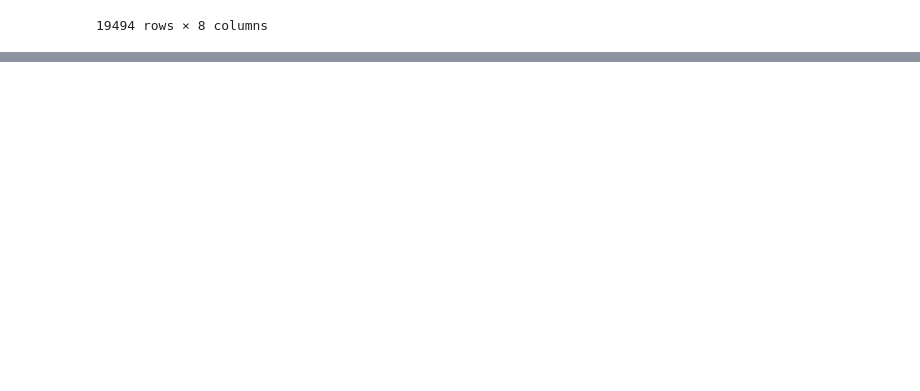
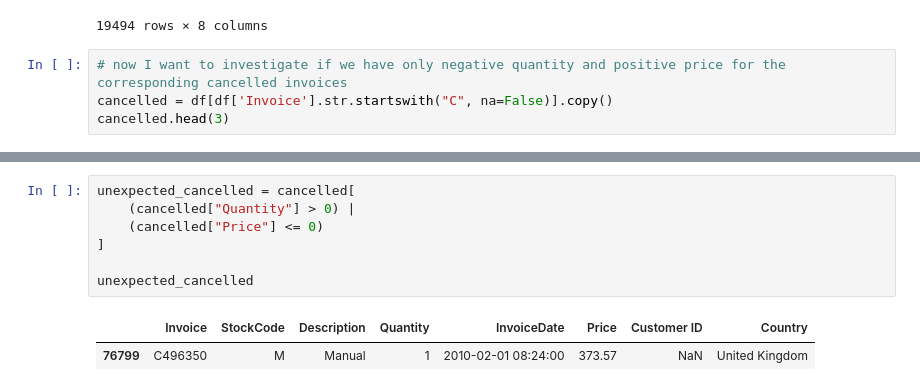
Before and after one commit to Adkhamjon66/Retail-BI-Project, a Jupyter notebook: python/scripts/01_data_loading.ipynb, the cells around one changed output, grey strips where cells are left out. Drawn from its saved outputs; the diff is of its cells as text; blank space fills up the shorter version.

```diff
--- a/python/scripts/01_data_loading.ipynb
+++ b/python/scripts/01_data_loading.ipynb
@@ -145,3 +145,7 @@ df[df['Invoice'].str.contains("C")==True]
 | 541716 | C581569 | 84978 | HANGING HEART JAR T-LIGHT HOLDER | -1 | 2011-12-09 11:58:00 | 1.25 | 17315.0 | United Kingdom |
 | 541717 | C581569 | 20979 | 36 PENCILS TUBE RED RETROSPOT | -5 | 2011-12-09 11:58:00 | 1.25 | 17315.0 | United Kingdom |
 19494 rows × 8 columns
+# %%
+# now I want to investigate if we have only negative quantity and positive price for the corresponding cancelled invoices
+cancelled = df[df['Invoice'].str.startswith("C", na=False)].copy()
+cancelled.head(3)
@@ -147,0 +169,10 @@ df[df['Invoice'].str.contains("C")==True]
+# %%
+unexpected_cancelled = cancelled[
+    (cancelled["Quantity"] > 0) |
+    (cancelled["Price"] <= 0)
+]
+
+unexpected_cancelled
+# %% [output]
+|  | Invoice | StockCode | Description | Quantity | InvoiceDate | Price | Customer ID | Country |
+| 76799 | C496350 | M | Manual | 1 | 2010-02-01 08:24:00 | 373.57 | NaN | United Kingdom |
```
Also changed, not shown: parts of 8 cells of this notebook.
